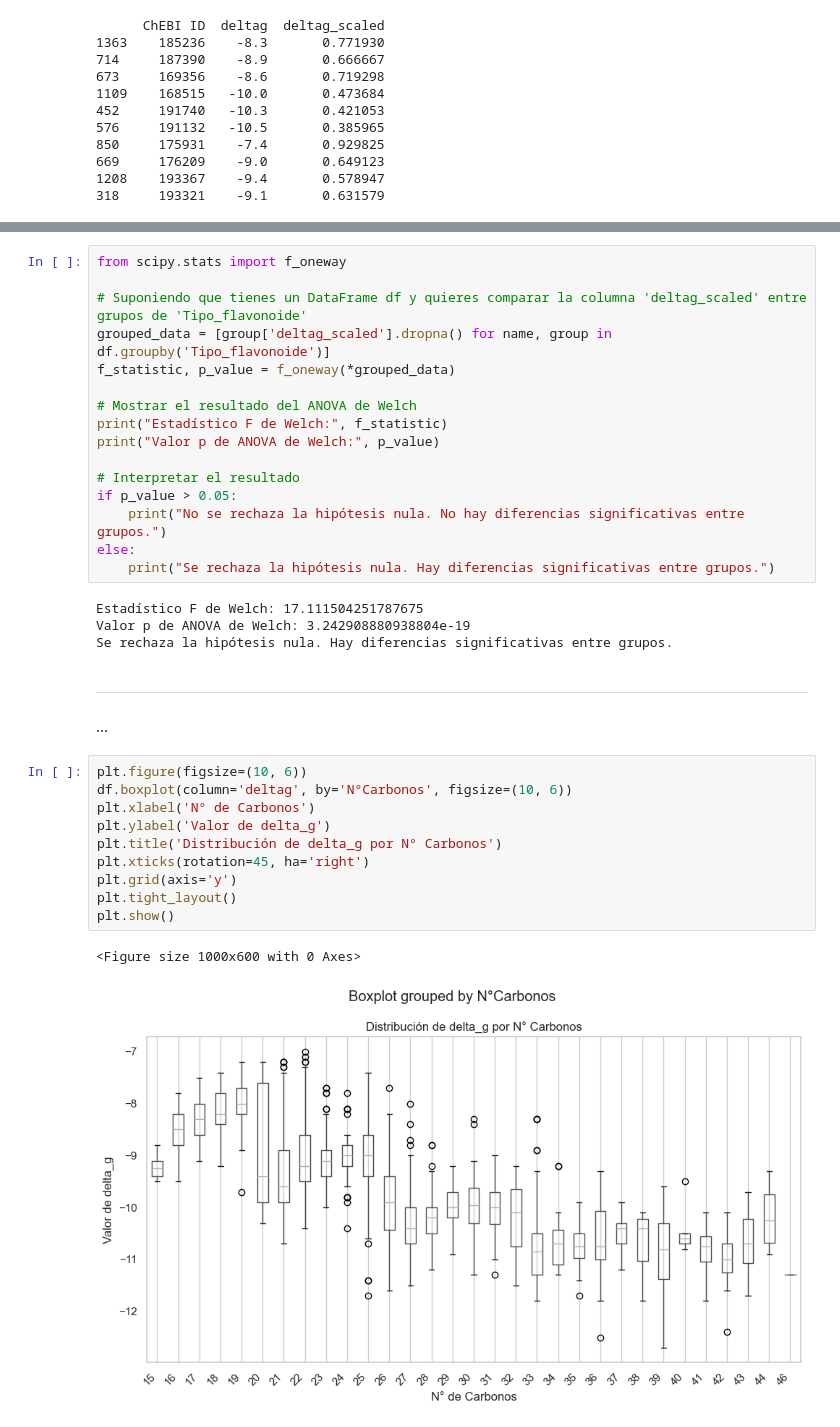
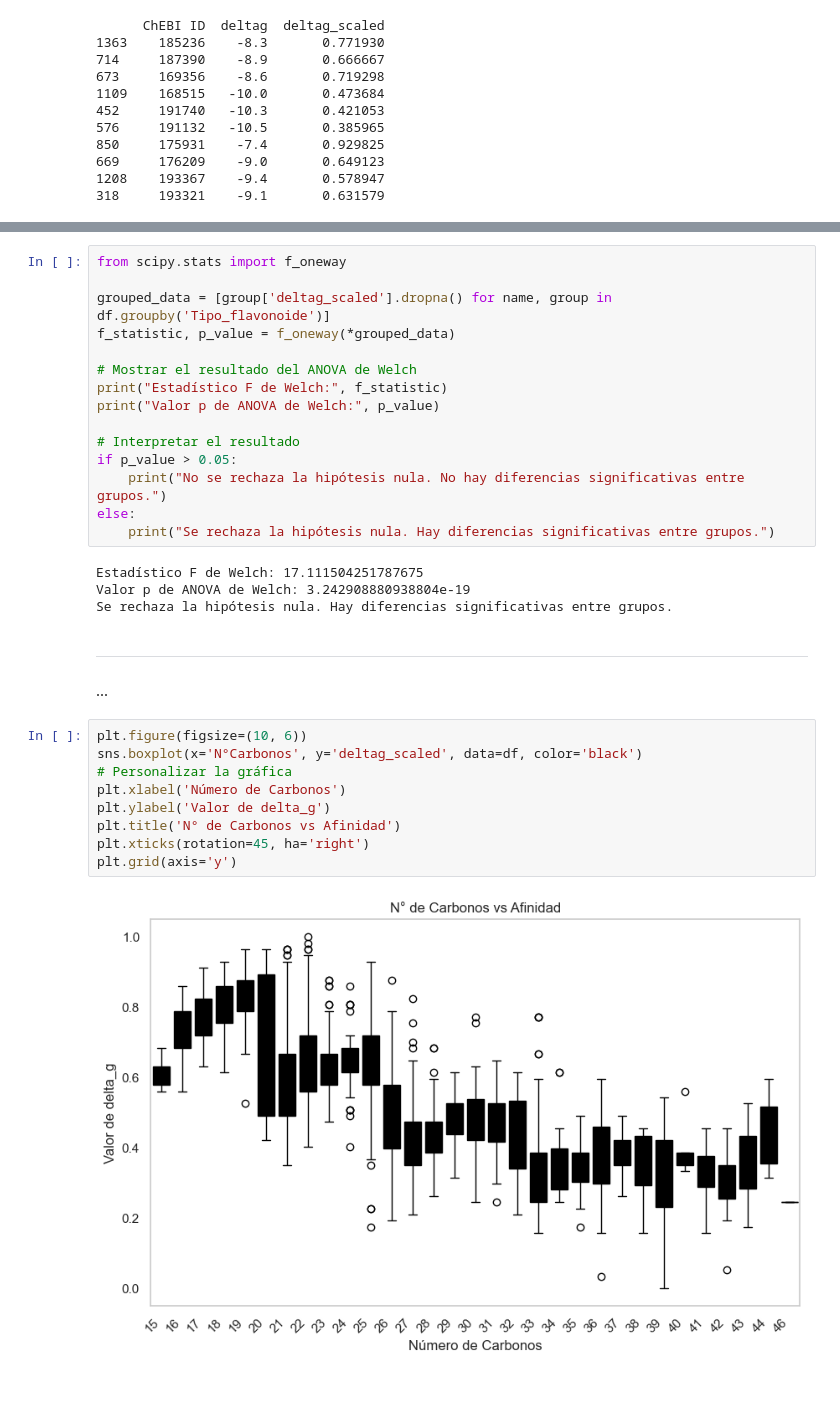
Before and after one commit to mauriciocruzriveros/BasededatosFlavonoides, a Jupyter notebook: flavonoids_collab.ipynb, the cells around one changed output, grey strips where cells are left out. Cells and saved outputs as stored; diff of their text form; blank space fills up the shorter version.

```diff
--- a/flavonoids_collab.ipynb
+++ b/flavonoids_collab.ipynb
@@ -1621,7 +1603,6 @@ Se rechaza la hipótesis nula. Las varianzas no son homogéneas.
 # %%
 from scipy.stats import f_oneway
 
-# Suponiendo que tienes un DataFrame df y quieres comparar la columna 'deltag_scaled' entre grupos de 'Tipo_flavonoide'
 grouped_data = [group['deltag_scaled'].dropna() for name, group in df.groupby('Tipo_flavonoide')]
 f_statistic, p_value = f_oneway(*grouped_data)
 
@@ -1643,16 +1624,14 @@ ________________________________________________________________________________
 ...
 # %%
 plt.figure(figsize=(10, 6))
-df.boxplot(column='deltag', by='N°Carbonos', figsize=(10, 6))
-plt.xlabel('N° de Carbonos')
+sns.boxplot(x='N°Carbonos', y='deltag_scaled', data=df, color='black')
+# Personalizar la gráfica
+plt.xlabel('Número de Carbonos')
 plt.ylabel('Valor de delta_g')
-plt.title('Distribución de delta_g por N° Carbonos')
+plt.title('N° de Carbonos vs Afinidad')
 plt.xticks(rotation=45, ha='right')
 plt.grid(axis='y')
-plt.tight_layout()
-plt.show()
 # %% [output]
-<Figure size 1000x600 with 0 Axes>
-[figure, old version]
+[figure, new version]
 # %%
 plt.figure(figsize=(10, 6))
```
Also changed, not shown: parts of 13 cells of this notebook.
